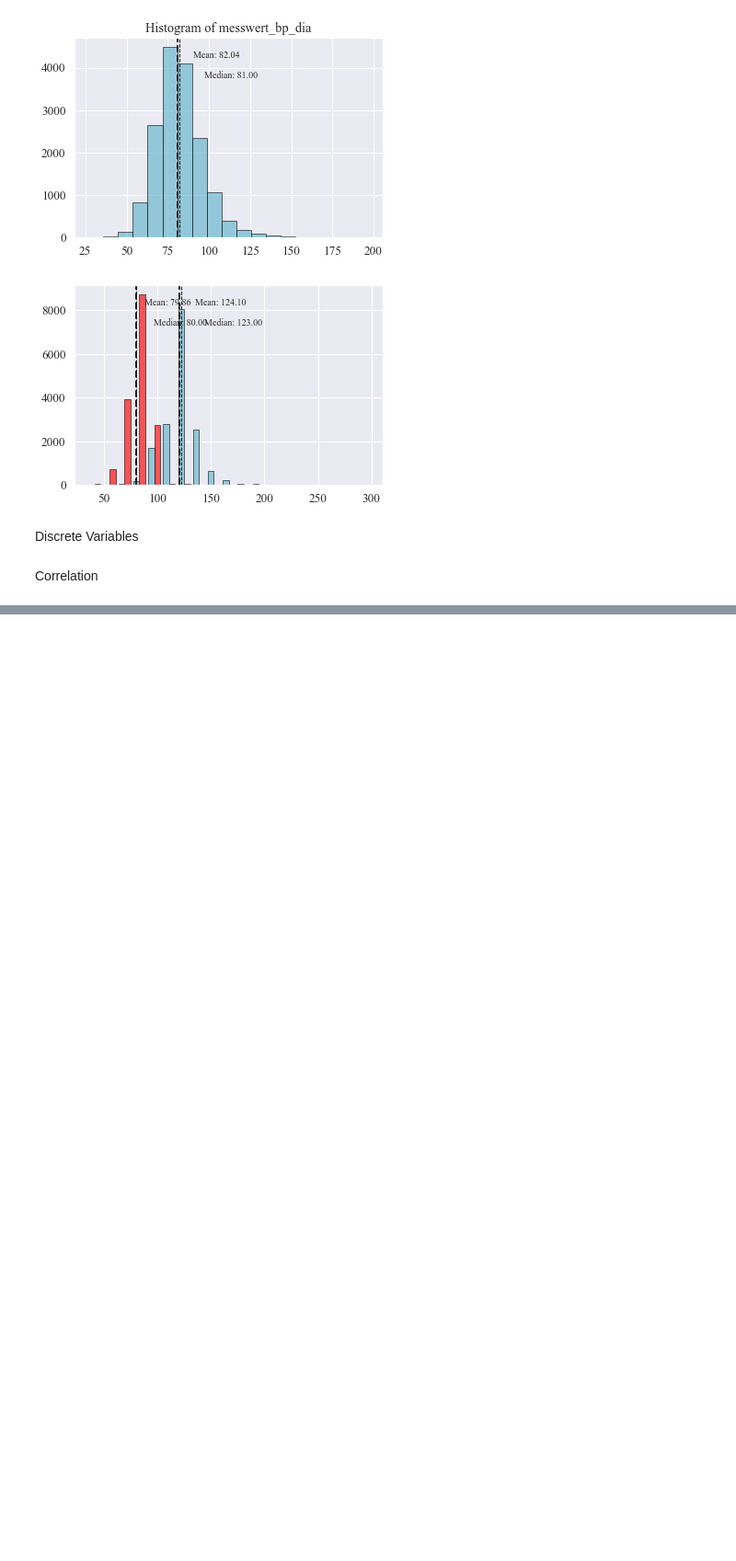
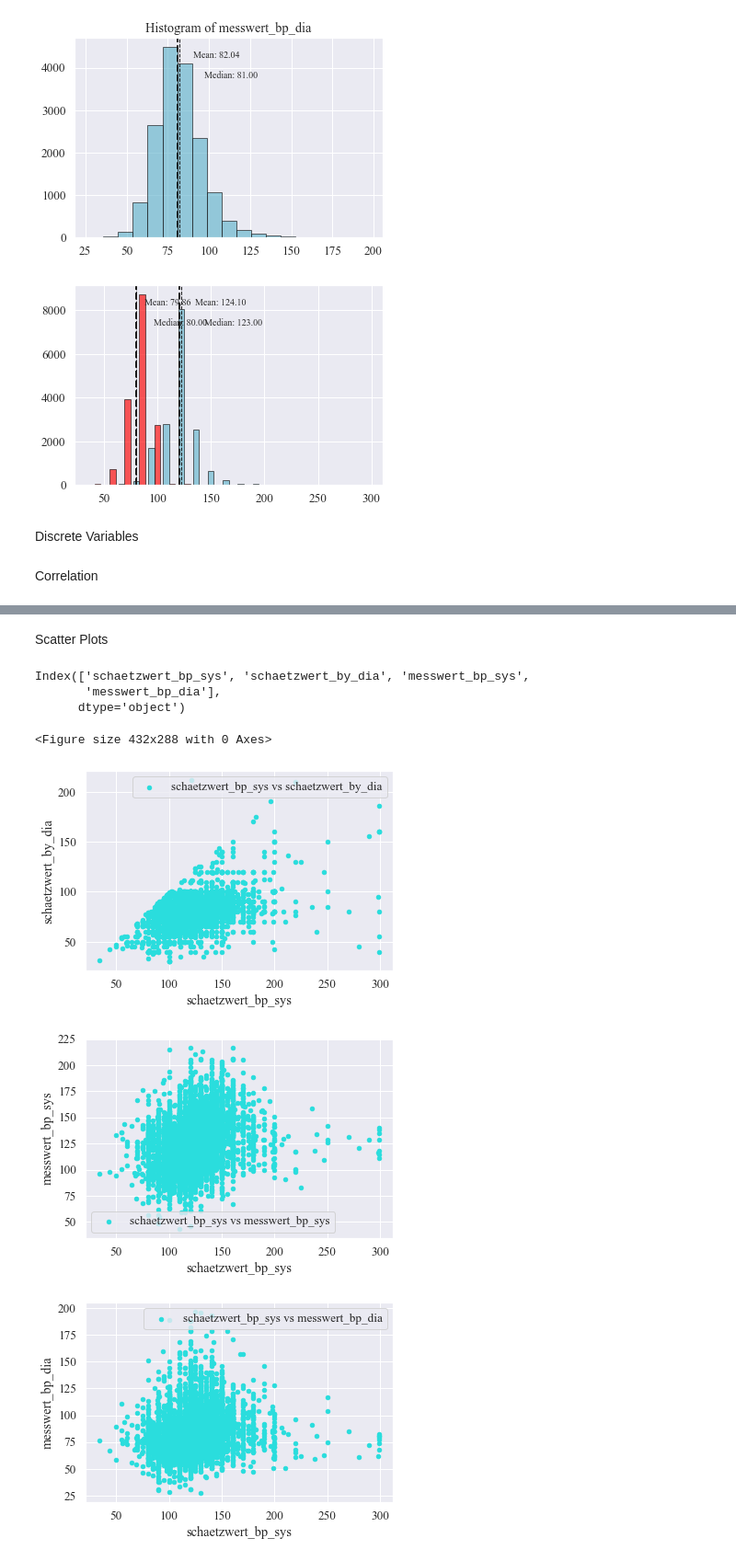
Before and after one commit to farrukh-ahmed/Case-Studies---Project-1, a Jupyter notebook: Notebooks/Project1-descriptive-data-analysis.ipynb, the cells around one changed output, grey strips where cells are left out. Shown at 92% size. Saved outputs shown, nothing was run; the diff lists cells and outputs as text; code cells hidden in the pictures; blank space fills up the shorter version.

```diff
--- a/Notebooks/Project1-descriptive-data-analysis.ipynb
+++ b/Notebooks/Project1-descriptive-data-analysis.ipynb
@@ -240,0 +249,32 @@ Correlation
+# %% [markdown]
+Scatter Plots
+# %%
+import matplotlib.cm as cm
+
+df_new = data_df.iloc[:, 14:18]
+df_new.head()
+print(df_new.columns)
+col_list = list(df_new.columns)
+colors = cm.rainbow(np.linspace(0, 1, 4))
+
+
+
+plt.figure()
+for i in range(len(col_list)):
+    for j in range(i+1, len(col_list)):
+        plot = df_new.plot.scatter(col_list[i], col_list[j], label=f'{col_list[i]} vs {col_list[j]}',color=[colors[i+1]])
+        plt.xlabel(col_list[i])
+        plt.ylabel(col_list[j])
+        plt.legend()
+        plot.figure.savefig(os.path.join(PLOT_DIR_NAME, "corr_matrix.pdf"), dpi=180, bbox_inches='tight')
+
+
+plt.show()
+# %% [output]
+Index(['schaetzwert_bp_sys', 'schaetzwert_by_dia', 'messwert_bp_sys',
+       'messwert_bp_dia'],
+      dtype='object')
+<Figure size 432x288 with 0 Axes>
+[figure, added]
+[figure, added]
+[figure, added]
```
Also changed, not shown: parts of 2 cells of this notebook, 7 other files.
